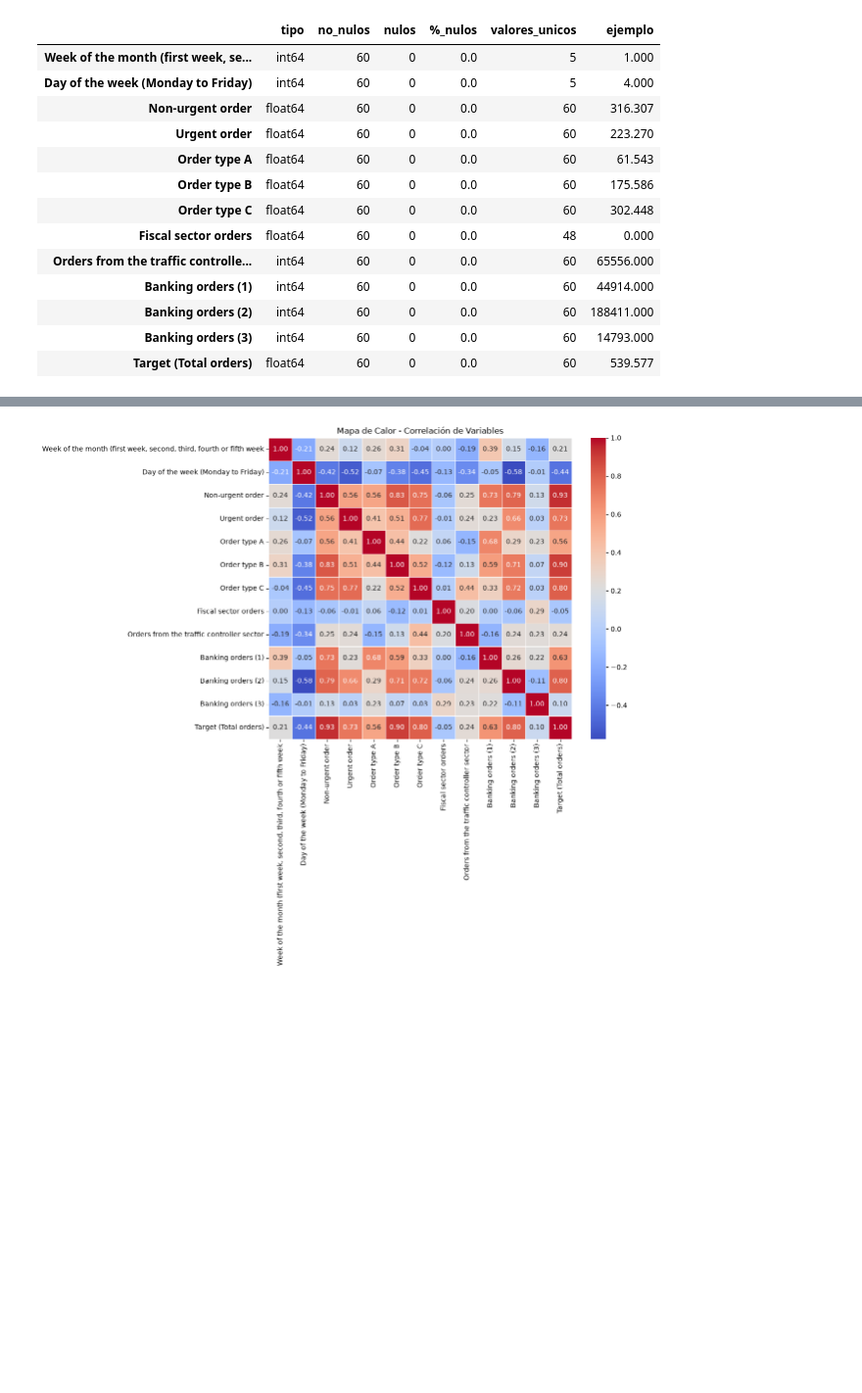
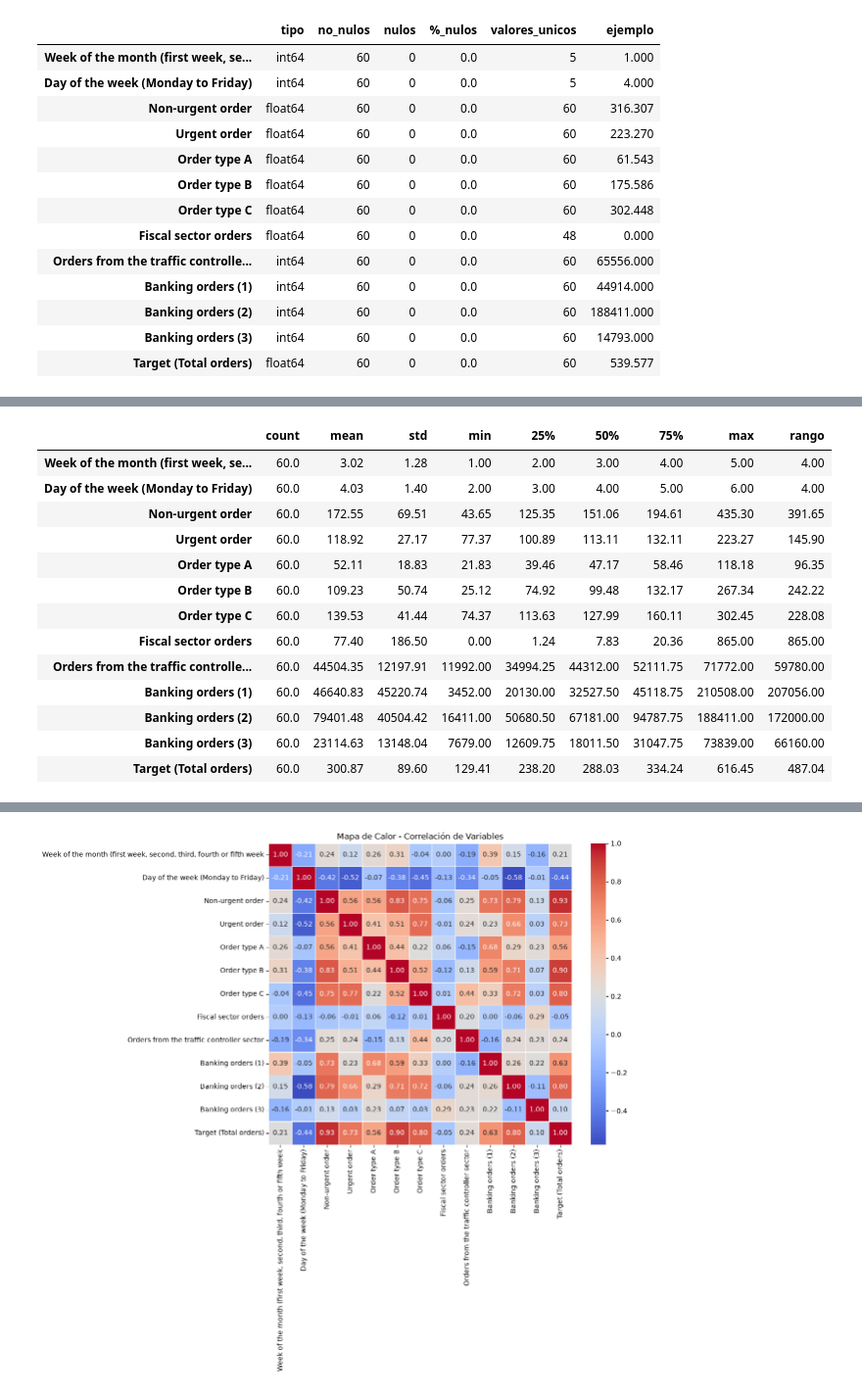
Before and after one commit to tdavidvergara/regresion-lineal-machine-learning, a Jupyter notebook: EDA_Regresion_Demanda.ipynb, the cells around one changed output, grey strips where cells are left out. Shown at 98% size. Saved outputs shown, nothing was run; the diff lists cells and outputs as text; code cells hidden in the pictures; blank space fills up the shorter version.

```diff
--- a/EDA_Regresion_Demanda.ipynb
+++ b/EDA_Regresion_Demanda.ipynb
@@ -26,8 +63,23 @@ def resumen(df):
 # %%
+# Ruta relativa al CSV: funciona en cualquier computador siempre que
+# el notebook esté junto a la carpeta "dataset"
 RUTA_DATOS = "dataset/Daily_Demand_Forecasting_Orders.csv"
+
+# Lee el CSV y lo guarda en un DataFrame (una tabla).
+# sep=";" porque este archivo separa las columnas con punto y coma, no con coma
 df = pd.read_csv(RUTA_DATOS, sep=";")
+
+# Elimina columnas totalmente vacías (aparecen si las filas del CSV terminan en ";").
+# axis=1 -> actúa sobre columnas; how="all" -> solo si TODOS sus valores están vacíos
+df = df.dropna(axis=1, how="all")
+
+# shape devuelve (filas, columnas): confirma que se cargaron los 60 días y las 13 variables
 print("Dimensiones:", df.shape)
+
+# head() muestra las primeras 5 filas para ver cómo lucen los datos
 display(df.head())
+
+# Ficha técnica: permite verificar que no hay nulos y que todas las columnas son numéricas
 display(resumen(df))
 # %% [output]
 Dimensiones: (60, 13)
@@ -53,0 +110,30 @@ Dimensiones: (60, 13)
+# %%
+# describe() calcula, para cada columna numérica:
+#   count -> cantidad de datos         mean -> media (promedio)
+#   std   -> desviación estándar       min / max -> valor mínimo y máximo
+#   25%, 50%, 75% -> cuartiles (el 50% es la mediana)
+# .T transpone la tabla: así cada variable queda en una fila y es más fácil de leer
+estadisticas = df.describe().T
+
+# Nueva columna "rango" = máximo - mínimo.
+# Sirve para comparar de un vistazo las escalas: una variable con rango 4
+# frente a otra con rango 200 000 muestra por qué hay que escalar los datos
+estadisticas["rango"] = estadisticas["max"] - estadisticas["min"]
+
+# round(2) redondea a 2 decimales para que la tabla sea legible
+display(estadisticas.round(2))
+# %% [output]
+|  | count | mean | std | min | 25% | 50% | 75% | max | rango |
+| Week of the month (first week, se... | 60.0 | 3.02 | 1.28 | 1.00 | 2.00 | 3.00 | 4.00 | 5.00 | 4.00 |
+| Day of the week (Monday to Friday) | 60.0 | 4.03 | 1.40 | 2.00 | 3.00 | 4.00 | 5.00 | 6.00 | 4.00 |
+| Non-urgent order | 60.0 | 172.55 | 69.51 | 43.65 | 125.35 | 151.06 | 194.61 | 435.30 | 391.65 |
+| Urgent order | 60.0 | 118.92 | 27.17 | 77.37 | 100.89 | 113.11 | 132.11 | 223.27 | 145.90 |
+| Order type A | 60.0 | 52.11 | 18.83 | 21.83 | 39.46 | 47.17 | 58.46 | 118.18 | 96.35 |
+| Order type B | 60.0 | 109.23 | 50.74 | 25.12 | 74.92 | 99.48 | 132.17 | 267.34 | 242.22 |
+| Order type C | 60.0 | 139.53 | 41.44 | 74.37 | 113.63 | 127.99 | 160.11 | 302.45 | 228.08 |
+| Fiscal sector orders | 60.0 | 77.40 | 186.50 | 0.00 | 1.24 | 7.83 | 20.36 | 865.00 | 865.00 |
+| Orders from the traffic controlle... | 60.0 | 44504.35 | 12197.91 | 11992.00 | 34994.25 | 44312.00 | 52111.75 | 71772.00 | 59780.00 |
+| Banking orders (1) | 60.0 | 46640.83 | 45220.74 | 3452.00 | 20130.00 | 32527.50 | 45118.75 | 210508.00 | 207056.00 |
+| Banking orders (2) | 60.0 | 79401.48 | 40504.42 | 16411.00 | 50680.50 | 67181.00 | 94787.75 | 188411.00 | 172000.00 |
+| Banking orders (3) | 60.0 | 23114.63 | 13148.04 | 7679.00 | 12609.75 | 18011.50 | 31047.75 | 73839.00 | 66160.00 |
+| Target (Total orders) | 60.0 | 300.87 | 89.60 | 129.41 | 238.20 | 288.03 | 334.24 | 616.45 | 487.04 |
```
Also changed, not shown: parts of 15 cells of this notebook, 3 other files.
